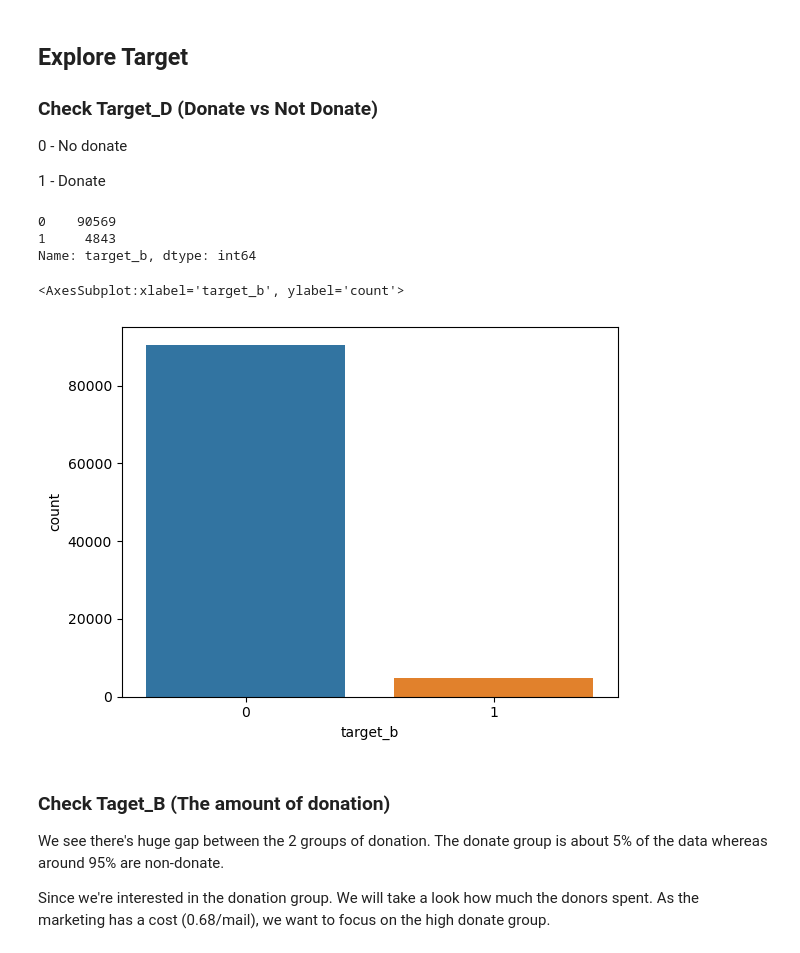
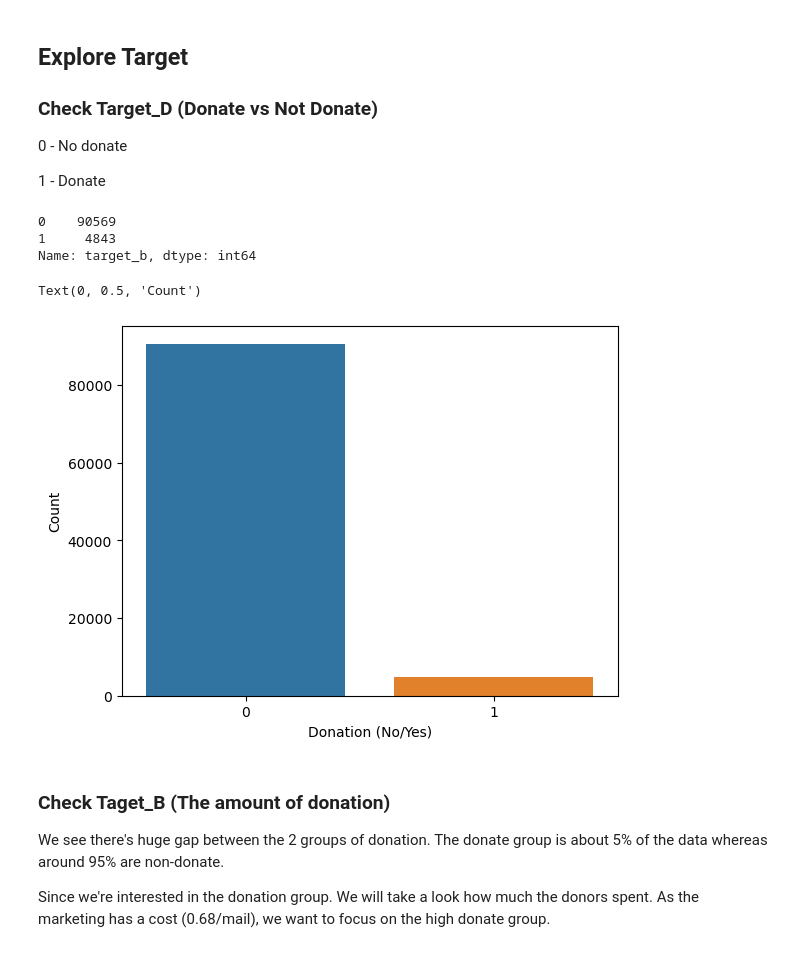
Before and after one commit to suphawadeeth/Data-Analytics-Ironhack, a Jupyter notebook: unit-7/lab-revisiting-machine-learning/revisiting-machine-learning.ipynb, the cells around one changed output. Drawn from its saved outputs; the diff is of its cells as text; code cells hidden in the pictures.

```diff
--- a/unit-7/lab-revisiting-machine-learning/revisiting-machine-learning.ipynb
+++ b/unit-7/lab-revisiting-machine-learning/revisiting-machine-learning.ipynb
@@ -172,13 +172,15 @@ df.shape
 # %%
 print(df.target_b.value_counts())
 
 sns.countplot(df.target_b)
+plt.xlabel("Donation (No/Yes)")
+plt.ylabel("Count")
 # %% [output]
 0    90569
 1     4843
 Name: target_b, dtype: int64
-<AxesSubplot:xlabel='target_b', ylabel='count'>
+Text(0, 0.5, 'Count')
-[figure, old version]
+[figure, new version]
 # %% [markdown]
 ### Check Taget_B (The amount of donation)
 
```
Also changed, not shown: parts of 1 cell of this notebook.
